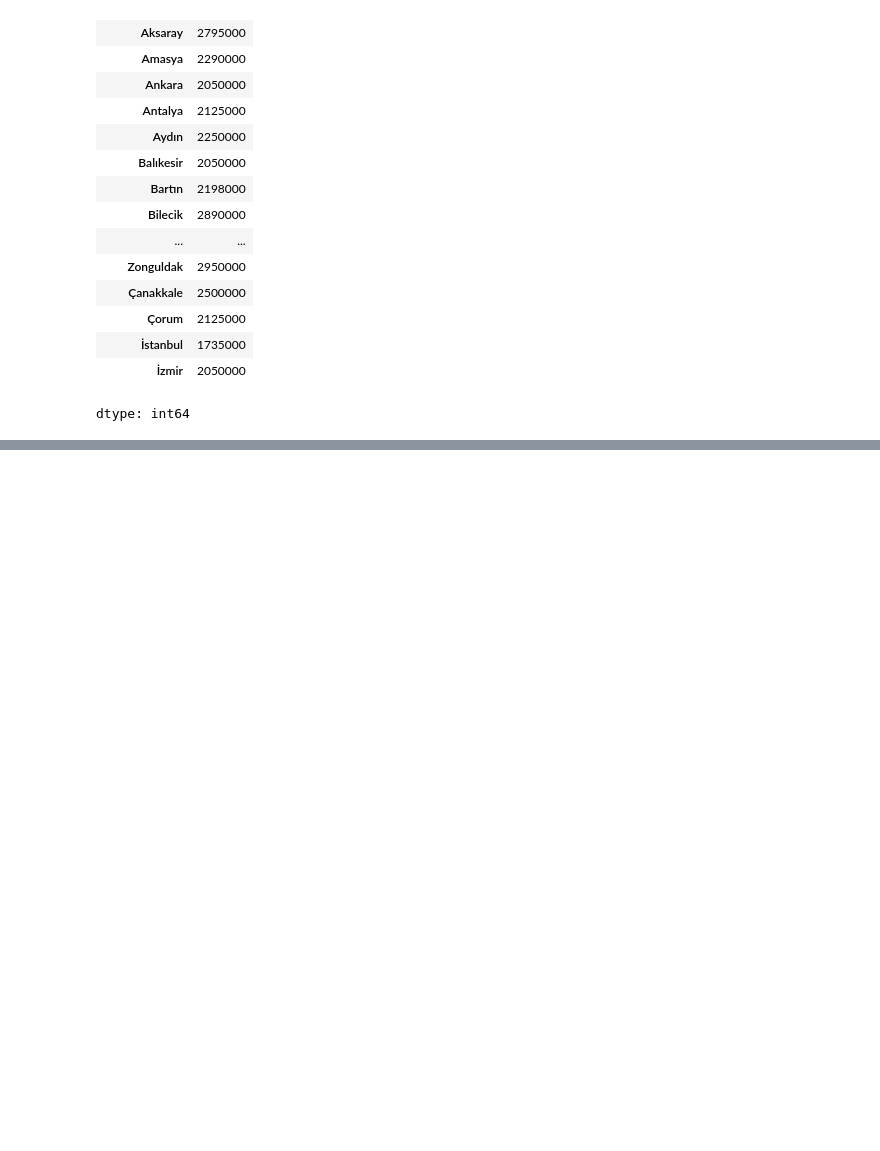
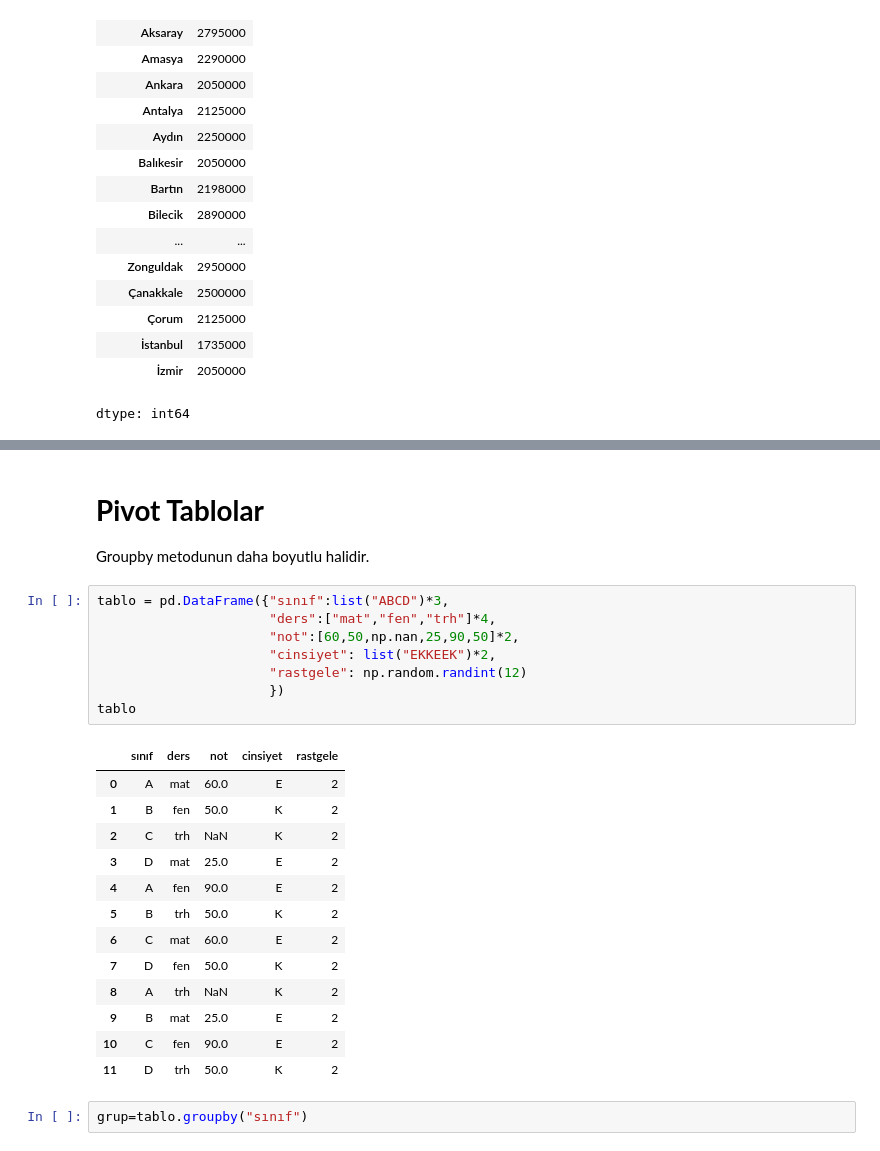
Before and after one commit to azem46/Python_Colab_Handbook, a Jupyter notebook: Python_Ders_16_2_Pandas_ipynb.ipynb, the cells around one changed output, grey strips where cells are left out. Drawn from its saved outputs; the diff is of its cells as text; blank space fills up the shorter version.

```diff
--- a/Python_Ders_16_2_Pandas_ipynb.ipynb
+++ b/Python_Ders_16_2_Pandas_ipynb.ipynb
@@ -972,0 +1140,28 @@ dtype: int64
+# %% [markdown]
+# **Pivot Tablolar**
+
+Groupby metodunun daha boyutlu halidir.
+# %%
+tablo = pd.DataFrame({"sınıf":list("ABCD")*3,
+                      "ders":["mat","fen","trh"]*4,
+                      "not":[60,50,np.nan,25,90,50]*2,
+                      "cinsiyet": list("EKKEEK")*2,
+                      "rastgele": np.random.randint(12)
+                      })
+tablo
+# %% [output]
+|  | sınıf | ders | not | cinsiyet | rastgele |
+| 0 | A | mat | 60.0 | E | 2 |
+| 1 | B | fen | 50.0 | K | 2 |
+| 2 | C | trh | NaN | K | 2 |
+| 3 | D | mat | 25.0 | E | 2 |
+| 4 | A | fen | 90.0 | E | 2 |
+| 5 | B | trh | 50.0 | K | 2 |
+| 6 | C | mat | 60.0 | E | 2 |
+| 7 | D | fen | 50.0 | K | 2 |
+| 8 | A | trh | NaN | K | 2 |
+| 9 | B | mat | 25.0 | E | 2 |
+| 10 | C | fen | 90.0 | E | 2 |
+| 11 | D | trh | 50.0 | K | 2 |
+# %%
+grup=tablo.groupby("sınıf")
```
Also changed, not shown: parts of 82 cells of this notebook.
